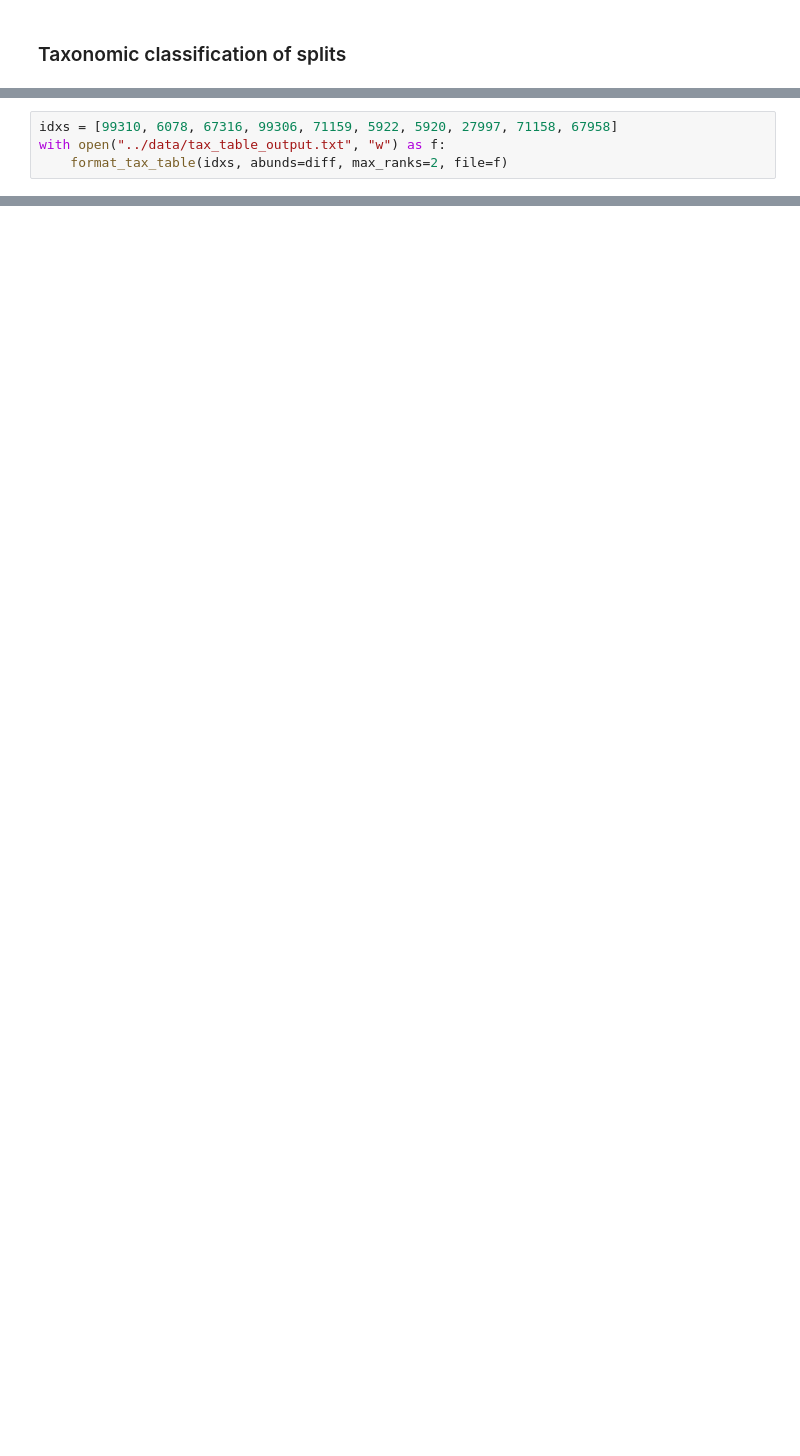
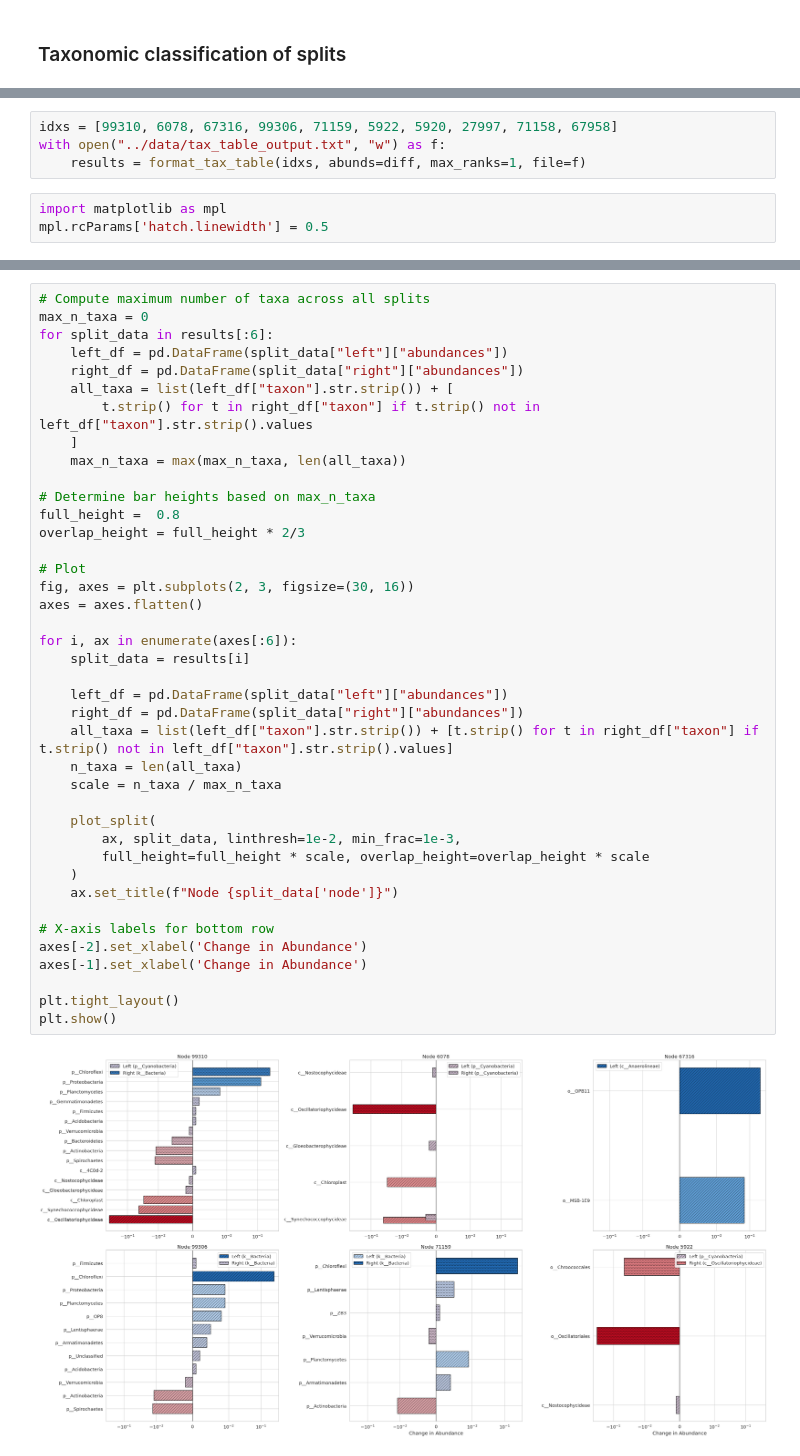
Before and after one commit to spsvihla/pcms, a Jupyter notebook: notebooks/haar_like_wavelets_level_of_significance.ipynb, the cells around one changed output, grey strips where cells are left out. Cells and saved outputs as stored; diff of their text form; blank space fills up the shorter version.

Commit message:
Add: tax table visualization

```diff
--- a/notebooks/haar_like_wavelets_level_of_significance.ipynb
+++ b/notebooks/haar_like_wavelets_level_of_significance.ipynb
@@ -603,4 +625,7 @@ def format_tax_table(idxs, abunds, max_ranks=3, file=sys.stdout):
 # %%
 idxs = [99310, 6078, 67316, 99306, 71159, 5922, 5920, 27997, 71158, 67958]
 with open("../data/tax_table_output.txt", "w") as f:
-    format_tax_table(idxs, abunds=diff, max_ranks=2, file=f)
+    results = format_tax_table(idxs, abunds=diff, max_ranks=1, file=f)
+# %%
+import matplotlib as mpl
+mpl.rcParams['hatch.linewidth'] = 0.5
@@ -606,0 +766,42 @@ with open("../data/tax_table_output.txt", "w") as f:
+# %%
+# Compute maximum number of taxa across all splits
+max_n_taxa = 0
+for split_data in results[:6]:
+    left_df = pd.DataFrame(split_data["left"]["abundances"])
+    right_df = pd.DataFrame(split_data["right"]["abundances"])
+    all_taxa = list(left_df["taxon"].str.strip()) + [
+        t.strip() for t in right_df["taxon"] if t.strip() not in left_df["taxon"].str.strip().values
+    ]
+    max_n_taxa = max(max_n_taxa, len(all_taxa))
+
+# Determine bar heights based on max_n_taxa
+full_height =  0.8
+overlap_height = full_height * 2/3
+
+# Plot
+fig, axes = plt.subplots(2, 3, figsize=(30, 16))
+axes = axes.flatten()
+
+for i, ax in enumerate(axes[:6]):
+    split_data = results[i]
+
+    left_df = pd.DataFrame(split_data["left"]["abundances"])
+    right_df = pd.DataFrame(split_data["right"]["abundances"])
+    all_taxa = list(left_df["taxon"].str.strip()) + [t.strip() for t in right_df["taxon"] if t.strip() not in left_df["taxon"].str.strip().values]
+    n_taxa = len(all_taxa)
+    scale = n_taxa / max_n_taxa
+
+    plot_split(
+        ax, split_data, linthresh=1e-2, min_frac=1e-3,
+        full_height=full_height * scale, overlap_height=overlap_height * scale
+    )
+    ax.set_title(f"Node {split_data['node']}")
+
+# X-axis labels for bottom row
+axes[-2].set_xlabel('Change in Abundance')
+axes[-1].set_xlabel('Change in Abundance')
+
+plt.tight_layout()
+plt.show()
+# %% [output]
+[figure, added]
```
Also changed, not shown: parts of 8 cells of this notebook, 1 other file.
